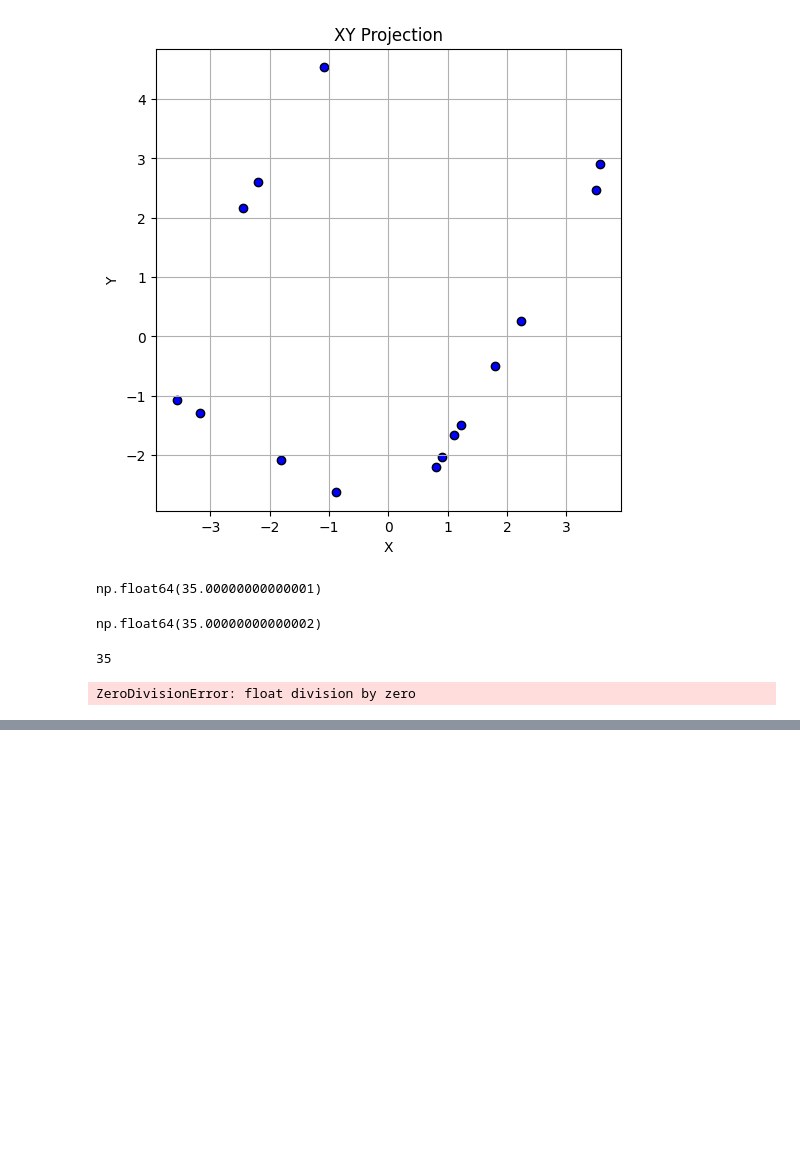
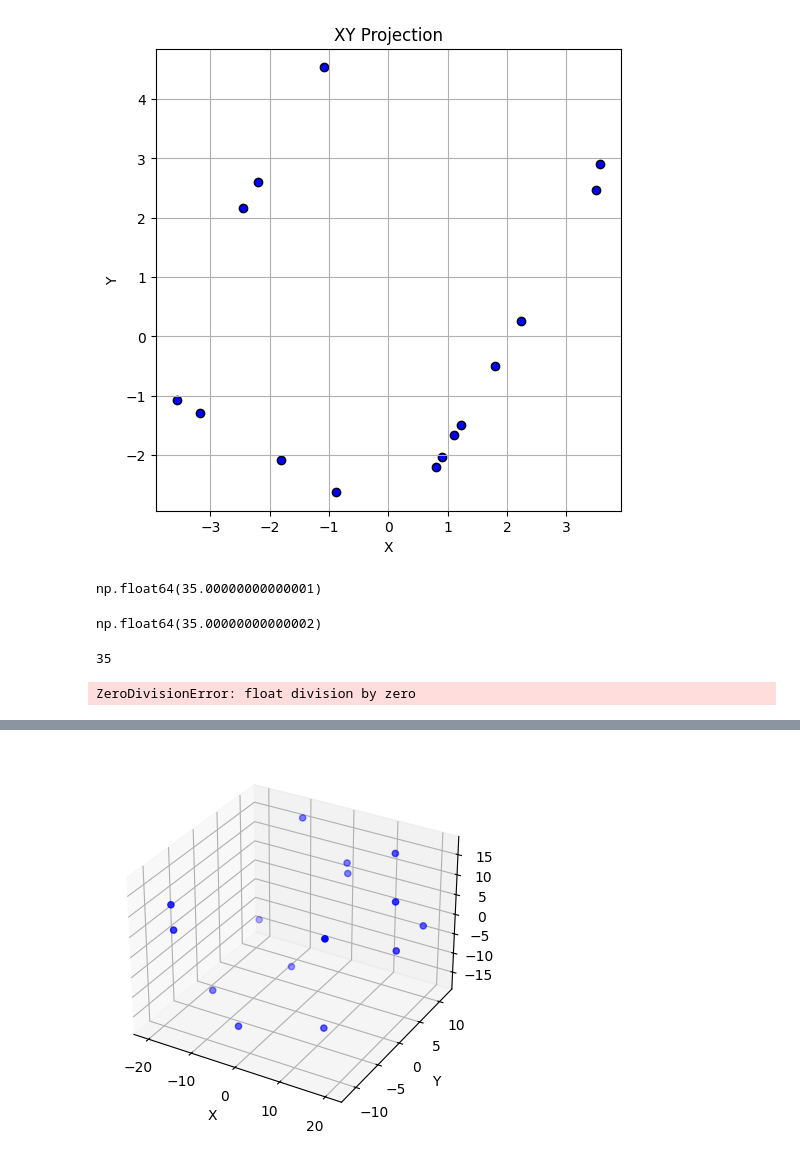
Before and after one commit to calico-team/calico-sp25, a Jupyter notebook: cylinder/experiments/Cylinder.ipynb, the cells around one changed output, grey strips where cells are left out. Saved outputs shown, nothing was run; the diff lists cells and outputs as text; code cells hidden in the pictures; blank space fills up the shorter version.

```diff
--- a/cylinder/experiments/Cylinder.ipynb
+++ b/cylinder/experiments/Cylinder.ipynb
@@ -552,0 +531,20 @@ r.volume()
+# %%
+x = """-10.220000 11.500000 16.070000
+-16.840000 -2.580000 -17.000000
+20.500000 1.970000 0.840000
+-15.160000 -11.500000 7.870000
+-5.250000 -7.590000 -17.000000
+14.080000 8.220000 17.000000
+-20.500000 11.200000 -13.230000
+17.970000 -11.500000 16.350000
+-15.570000 -11.500000 13.880000
+-7.700000 6.470000 -17.000000
+20.500000 8.480000 0.690000
+20.500000 1.470000 13.350000
+0.210000 11.500000 7.630000
+0.410000 11.500000 5.010000
+9.680000 -3.200000 -17.000000"""
+points = [list(map(float, p.split())) for p in x.split('\n')]
+visualize_points(points)
+# %% [output]
+[figure, added]
```
Also changed, not shown: parts of 5 cells of this notebook.
